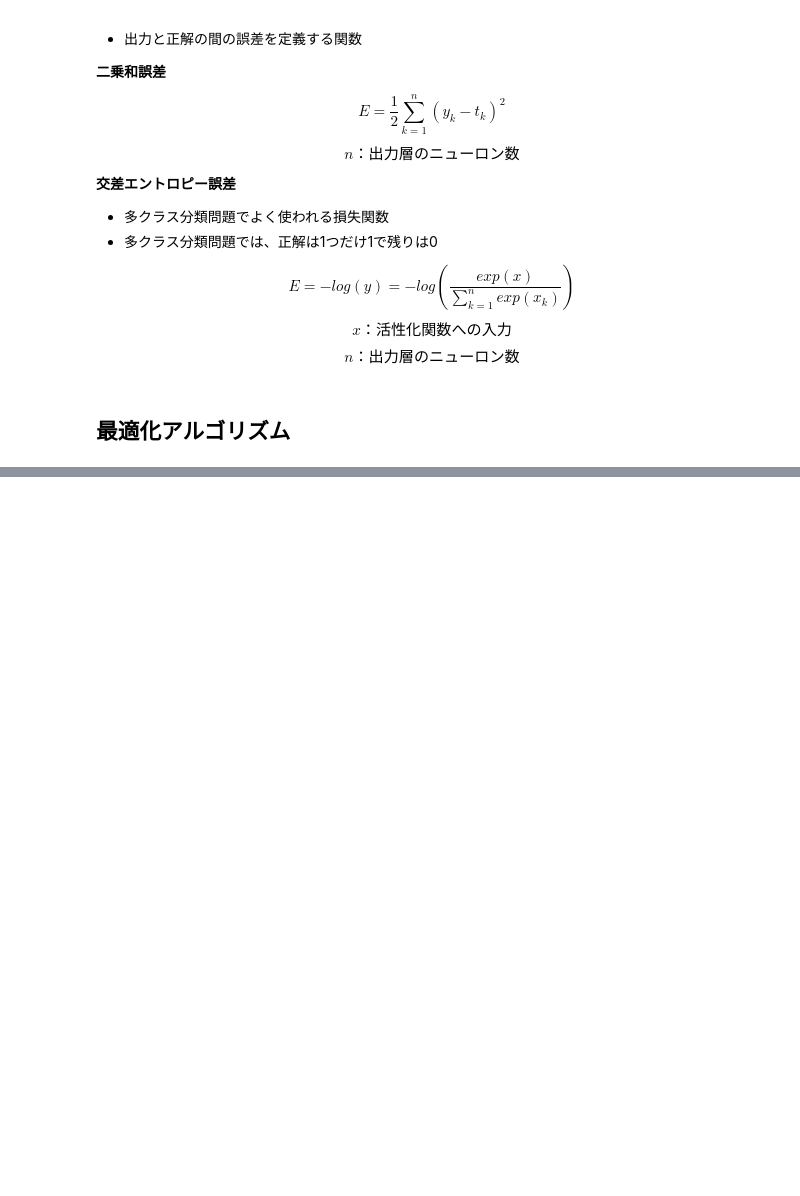
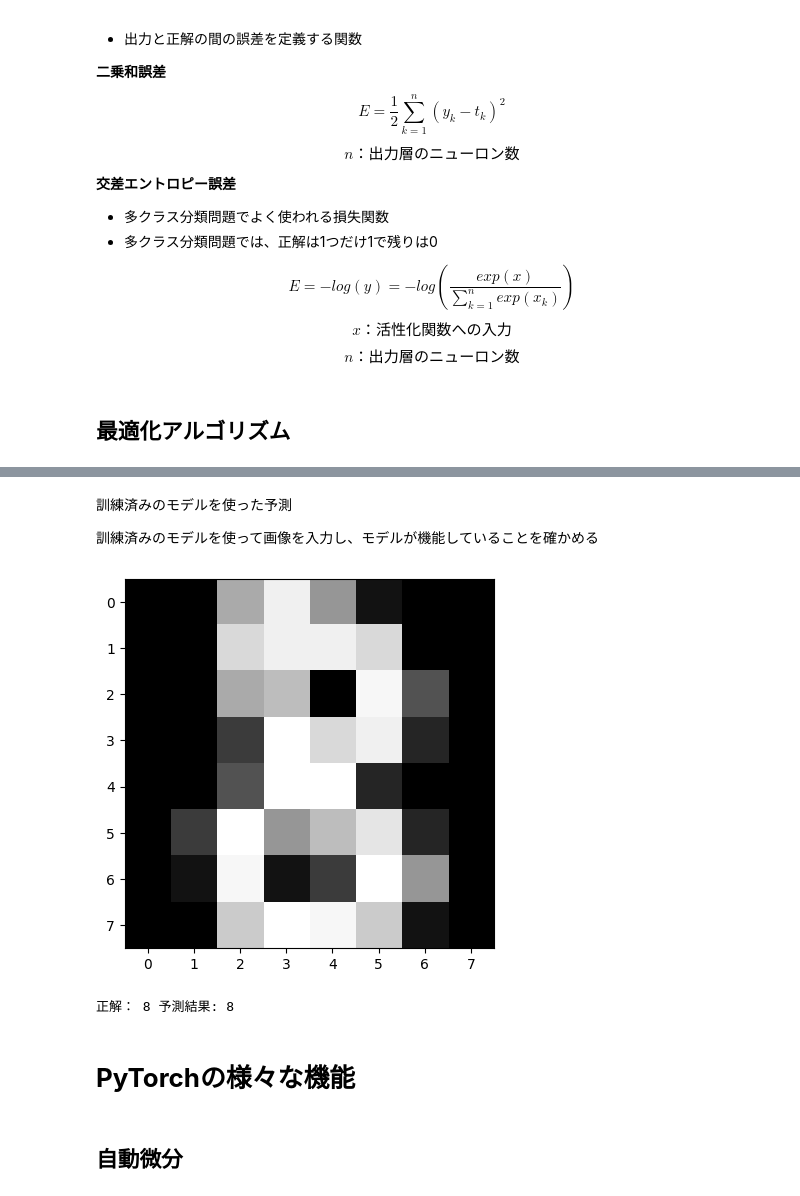
Before and after one commit to sakamototaisei/python_colab, a Jupyter notebook: PyTorchで実装するディープラーニング.ipynb, the cells around one changed output, grey strips where cells are left out. Drawn from its saved outputs; the diff is of its cells as text; code cells hidden in the pictures; blank space fills up the shorter version.

```diff
--- a/PyTorchで実装するディープラーニング.ipynb
+++ b/PyTorchで実装するディープラーニング.ipynb
@@ -288,0 +355,13 @@ $$n：出力層のニューロン数$$
+# %%
+import torch
+from sklearn.model_selection import train_test_split
+
+digit_images = digits_data.data
+labels = digits_data.target
+x_train, x_test, t_train, t_test = train_test_split(digit_images, labels) # 25%がテスト用
+
+# Tensorに変換
+x_train = torch.tensor(x_train, dtype=torch.float32)
+t_train = torch.tensor(t_train, dtype=torch.int64)
+x_test = torch.tensor(x_test, dtype=torch.float32)
+t_test = torch.tensor(t_test, dtype=torch.int64)
@@ -288,0 +372,11 @@ $$n：出力層のニューロン数$$
+# %%
+from torch import nn
+
+net = nn.Sequential(
+    nn.Linear(64, 32), # 全結合層
+    nn.ReLU(),
+    nn.Linear(32, 16),
+    nn.ReLU(),
+    nn.Linear(16, 10) # 0~9の分類をするため出力は10となる
+)
+print(net)
@@ -288,0 +476,21 @@ $$n：出力層のニューロン数$$
+# %% [markdown]
+訓練済みのモデルを使った予測
+
+訓練済みのモデルを使って画像を入力し、モデルが機能していることを確かめる
+# %%
+img_id = 8
+x_pred = digit_images[img_id]
+image = x_pred.reshape(8, 8)
+plt.imshow(image, cmap='Greys_r')
+plt.show()
+
+x_pred = torch.tensor(x_pred, dtype=torch.float32)
+y_pred = net(x_pred)
+print('正解：', labels[img_id], '予測結果:', y_pred.argmax().item())
+# %% [output]
+[figure, added]
+正解： 8 予測結果: 8
+# %% [markdown]
+# **PyTorchの様々な機能**
+# %% [markdown]
+## **自動微分**
```
Also changed, not shown: parts of 17 cells of this notebook.
